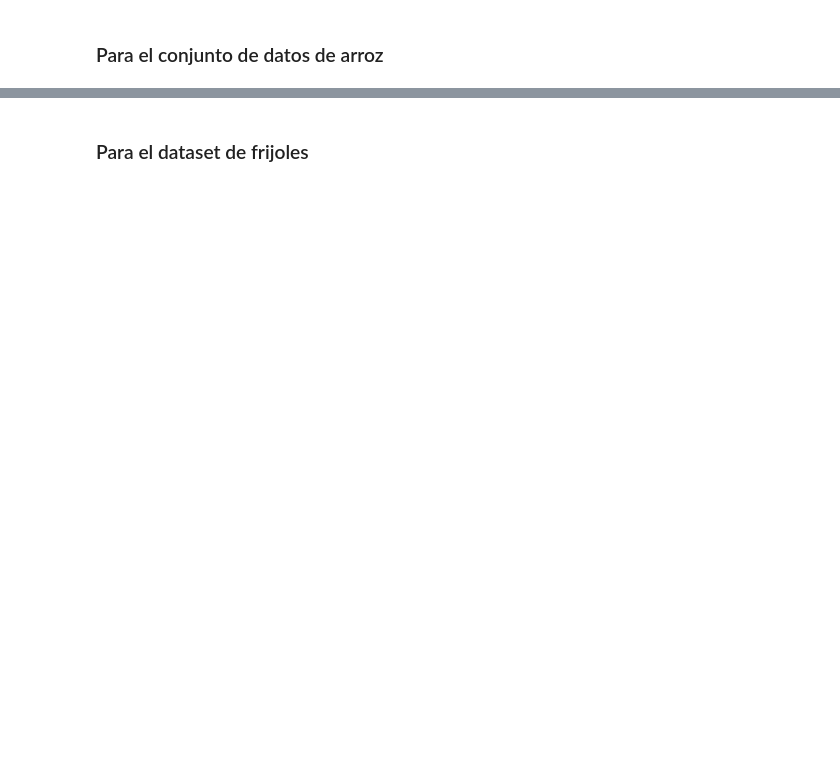
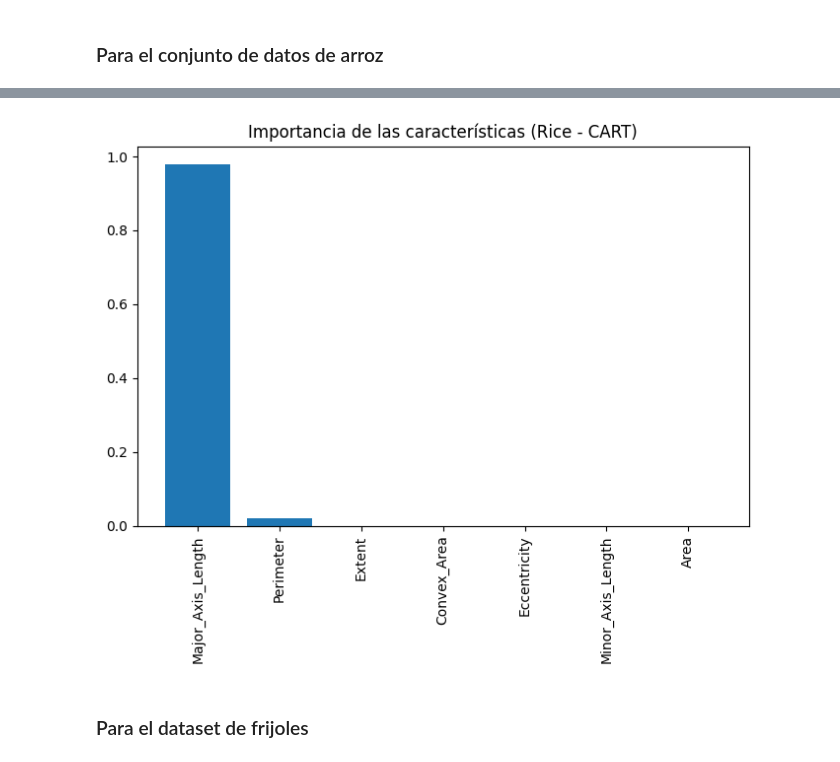
Before and after one commit to feliperussi/rdp_proyeto_2, a Jupyter notebook: RdP_proyecto_2.ipynb, the cells around one changed output, grey strips where cells are left out. Drawn from its saved outputs; the diff is of its cells as text; code cells hidden in the pictures; blank space fills up the shorter version.

```diff
--- a/RdP_proyecto_2.ipynb
+++ b/RdP_proyecto_2.ipynb
@@ -859,6 +877,23 @@ rice_results_cart["confusion_matrix"] = confusion_matrix(y_test_rice, y_pred_car
 
 with open('rice_results_cart.txt', 'w') as file:
     file.write(str(rice_results_cart))
+# %%
+importances = best_clf_cart_rice.tree.feature_importances_
+
+# Obtener los nombres de las características
+feature_names = data_rice.columns[:-1]
+
+# Ordenar las características por importancia
+indices = np.argsort(importances)[::-1]
+
+# Graficar las importancias
+plt.figure(figsize=(8, 5))
+plt.title("Importancia de las características (Rice - CART)")
+plt.bar(range(X_train_rice.shape[1]), importances[indices])
+plt.xticks(range(X_train_rice.shape[1]), feature_names[indices], rotation=90)
+plt.show()
+# %% [output]
+[figure, added]
 # %% [markdown]
 ### Para el dataset de frijoles
 # %%
```
Also changed, not shown: parts of 6 cells of this notebook, 4 other files.
